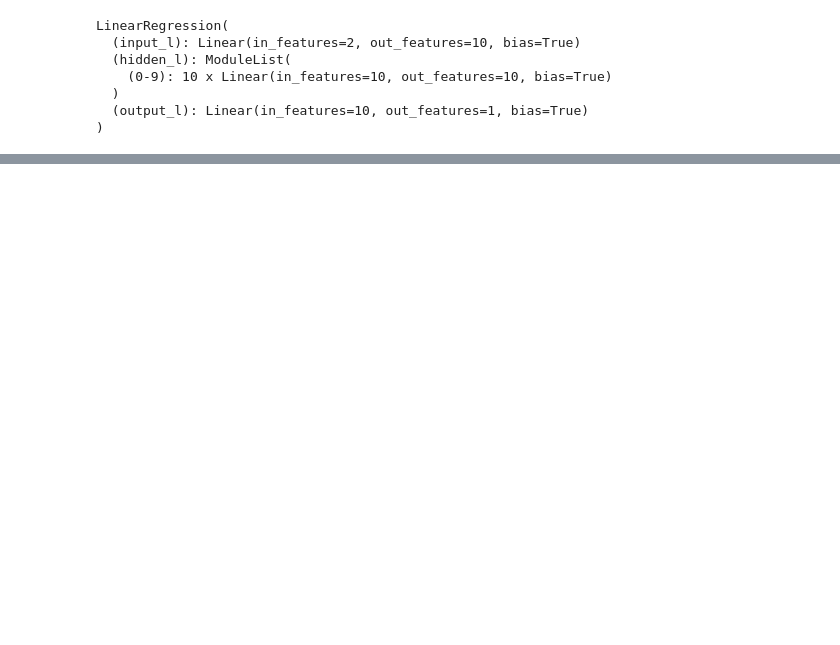
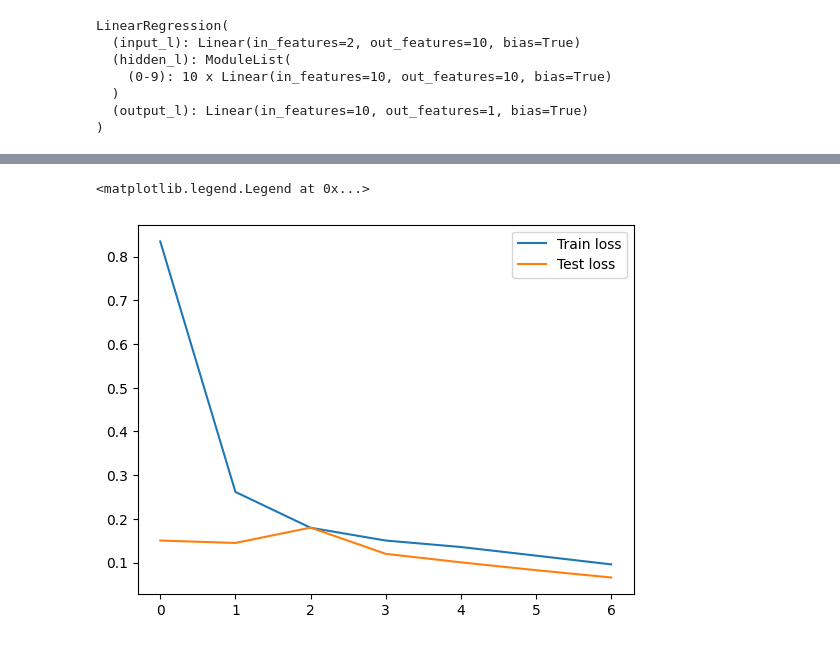
Before and after one commit to Mafaz03/Deep-Learning-in-Mechanics, a Jupyter notebook: Simple_ML.ipynb, the cells around one changed output, grey strips where cells are left out. Drawn from its saved outputs; the diff is of its cells as text; code cells hidden in the pictures; blank space fills up the shorter version.

```diff
--- a/Simple_ML.ipynb
+++ b/Simple_ML.ipynb
@@ -127,0 +142,7 @@ plt.legend()
+# %%
+plt.plot(logs['NN2']['train_loss'], label='Train loss')
+plt.plot(logs['NN2']['test_loss'], label='Test loss')
+plt.legend()
+# %% [output]
+<matplotlib.legend.Legend at 0x...>
+[figure, added]
```
Also changed, not shown: parts of 2 cells of this notebook, 2 other files.
